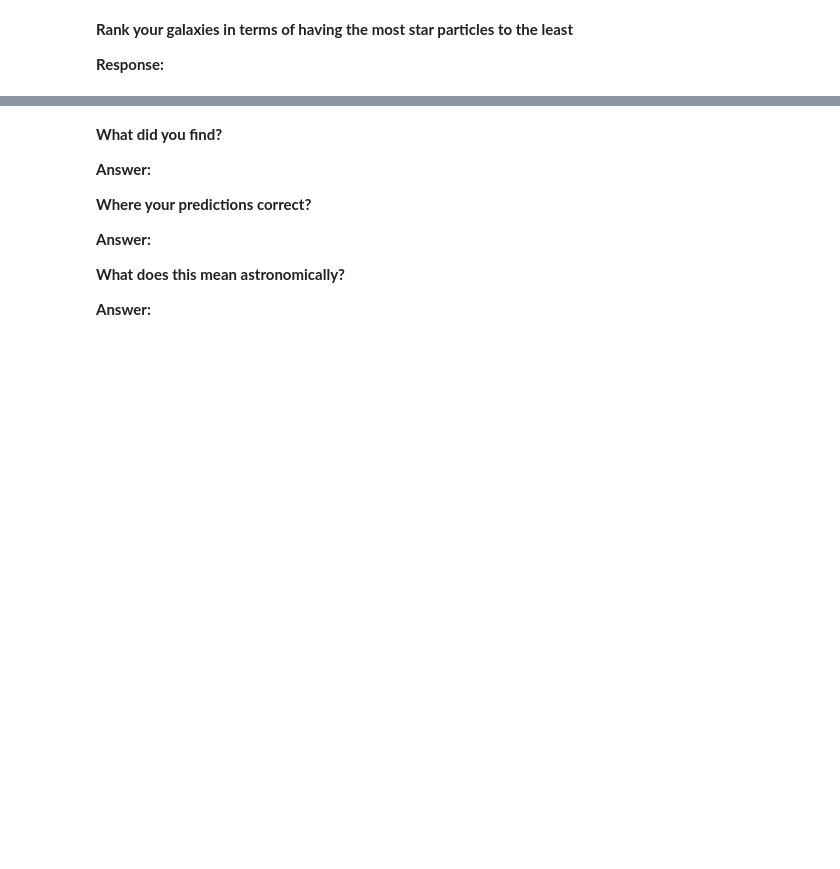
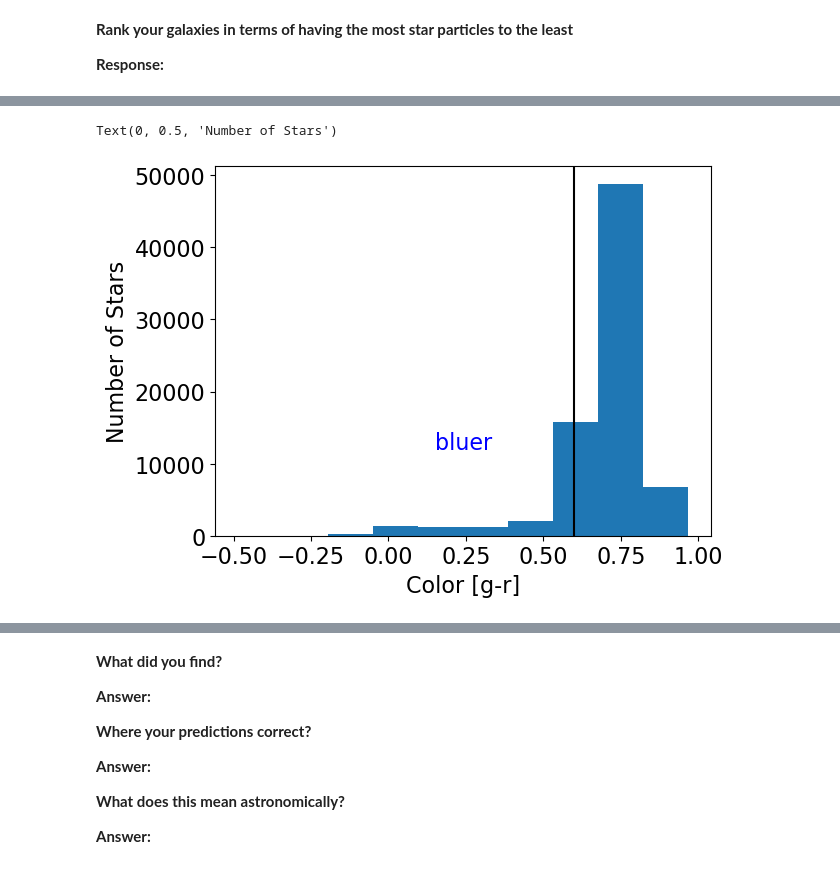
Before and after one commit to Dippy-dip/CFR-2025, a Jupyter notebook: Astro/Blank/6 - Simulated Galaxies Pt1.ipynb, the cells around one changed output, grey strips where cells are left out. Cells and saved outputs as stored; diff of their text form; code cells hidden in the pictures; blank space fills up the shorter version.

```diff
--- a/Astro/Blank/6 - Simulated Galaxies Pt1.ipynb
+++ b/Astro/Blank/6 - Simulated Galaxies Pt1.ipynb
@@ -63,4 +77,5 @@ data1
 # %%
 # read in the data for your other two galaxies. They will have the same columns
-data2 = pd.read_csv('Data/individual_analogs/') #add the name of the appropriate file)
-data3 = pd.read_csv('Data/individual_analogs/') #add the name of the appropriate file)
+data2 = pd.read_csv('../Data/individual_analogs/453081_star_properties.csv') #add the name of the appropriate file)
+data3 = pd.read_csv('../Data/individual_analogs/453134_star_properties.csv') #add the name of the appropriate file)
+data2
@@ -94 +164,20 @@ matplotlib.rc('font', **{'family':'sans-serif', 'size':16})
+# %%
+# galaxy 2
+
+
+# calculate the color
+g2 = data2["g band"]
+r2 = data2["r band"]
+# calculate the color
+color = g2 - r2
+#create a histogram of the color. label the blue and red side. title your plot the galaxy name. calculate the mean colo
+plt.hist(color)
+plt.axvline(0.6, color='black')
+plt.annotate('bluer', (0.15, 12000), color='blue', fontsize=16)
+plt.annotate('redder', (1.3, 12000), color='red', fontsize=16)
+plt.xlabel('Color [g-r]')
+plt.ylabel('Number of Stars')
+# %% [output]
+Text(0, 0.5, 'Number of Stars')
+[figure, added]
 # %%
```
Also changed, not shown: parts of 14 cells of this notebook, 1 other file.
